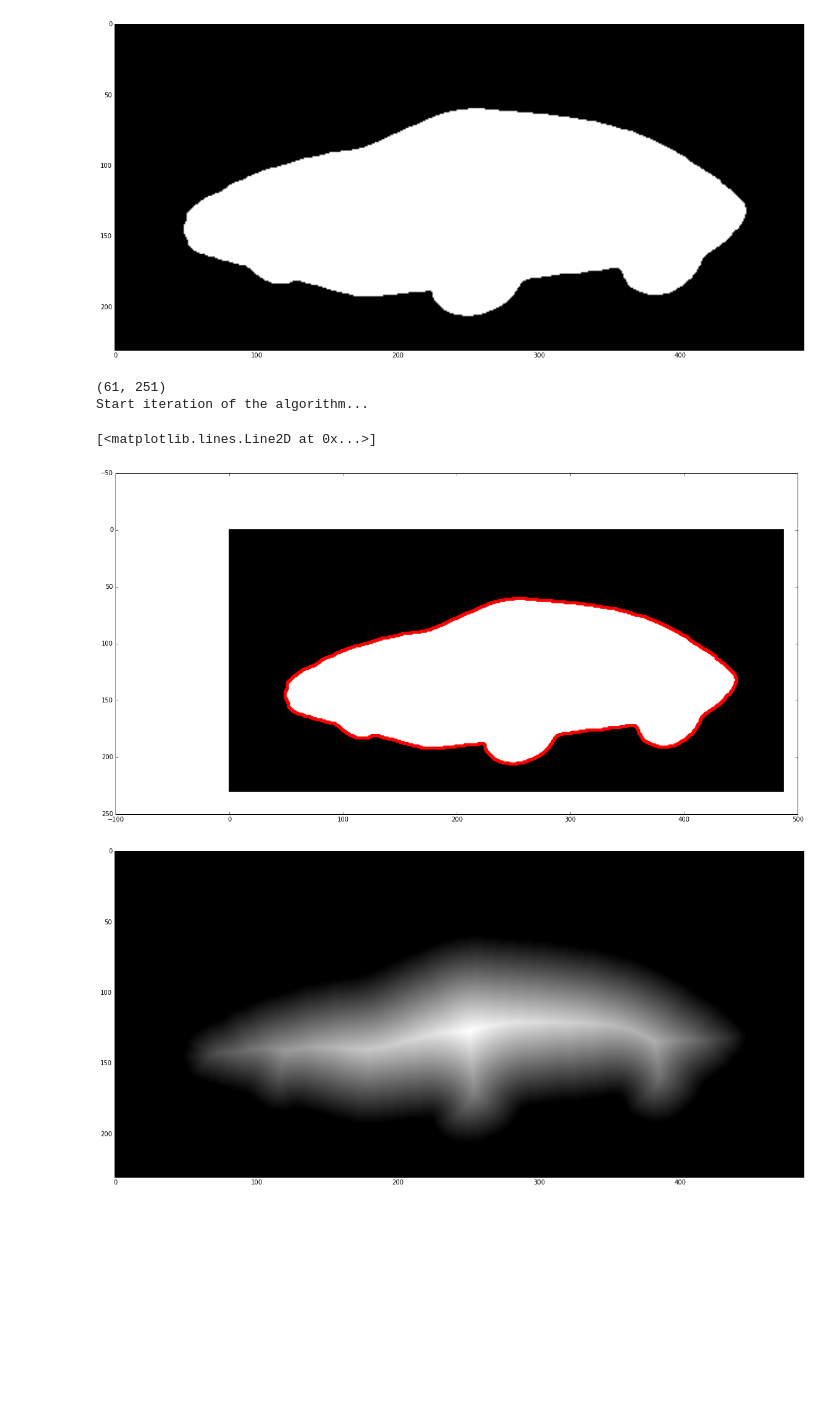
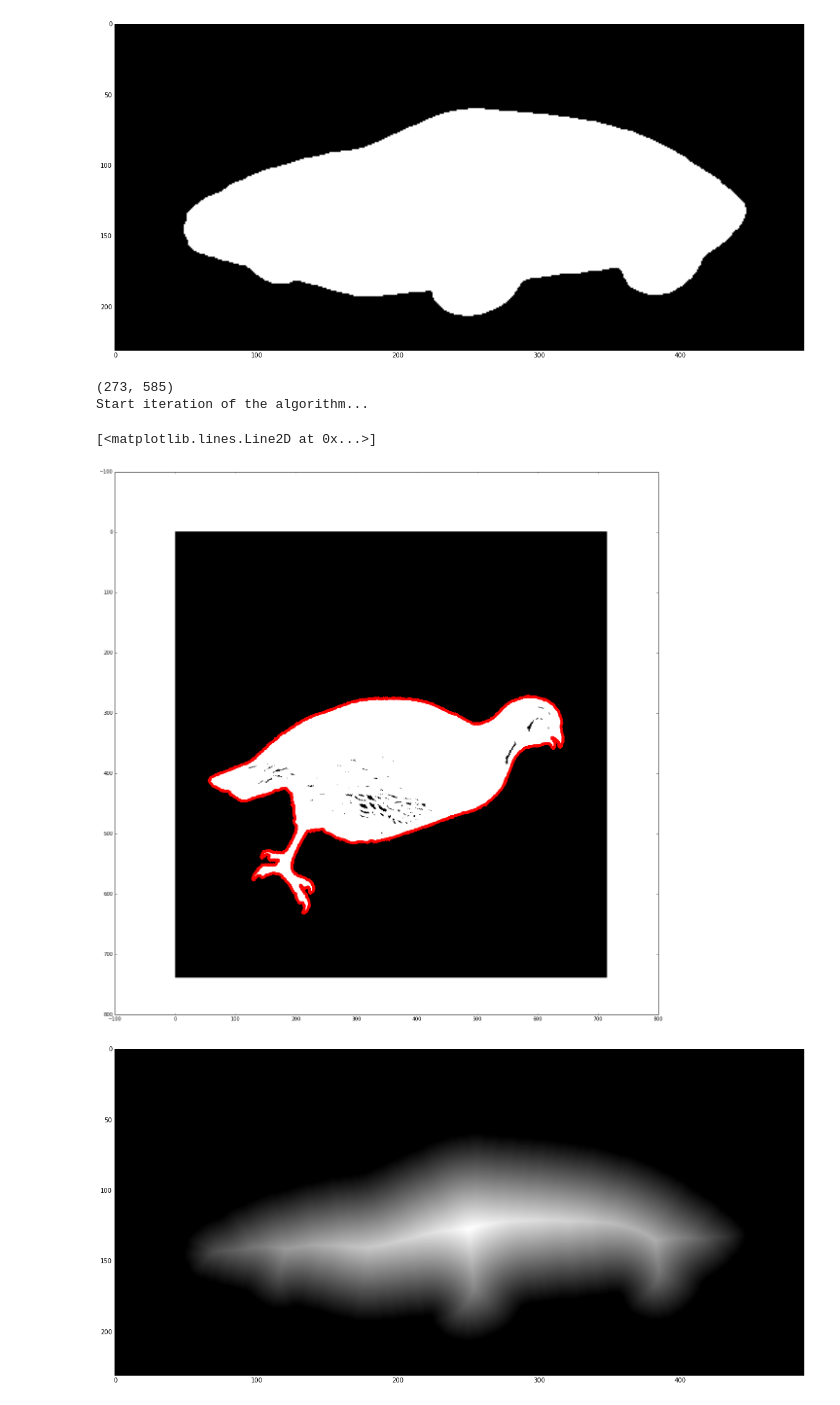
Before and after one commit to eugeniashurko/fork-recognition, a Jupyter notebook: experiments/skeleton.ipynb, the cells around one changed output. Saved outputs shown, nothing was run; the diff lists cells and outputs as text; code cells hidden in the pictures; blank space fills up the shorter version.

```diff
--- a/experiments/skeleton.ipynb
+++ b/experiments/skeleton.ipynb
@@ -98,7 +100,6 @@ def trace_border(im, connectivity=4):
             if padded_im[i][j] != current_pixel:
                 start = (i, j)
                 border.append((i, j))
-                BB.append((i, j))
                 break
         else:
             continue
@@ -216,20 +304,20 @@ show()
 # %% [output]
 [figure]
 # %%
-border2 = trace_border(im2, connectivity=4)
+border2 = trace_border(im4, connectivity=4)
 # %% [output]
-(61, 251)
+(273, 585)
 Start iteration of the algorithm...
 # %%
 width = 12
 height = 12
 fig, ax = plt.subplots()
-ax.imshow(im2, cmap=plt.cm.gray)
+ax.imshow(im4, cmap=plt.cm.gray)
 
 ax.plot([b[1] for b in border2], [b[0] for b in border2], color="r", linewidth=5)
 # %% [output]
 [<matplotlib.lines.Line2D at 0x...>]
-[figure, old version]
+[figure, new version]
 # %%
 d2 = skfmm.distance(im2, dx=1e-2)
 imshow(d2, cmap=plt.cm.gray)
```
Also changed, not shown: parts of 31 cells of this notebook.
